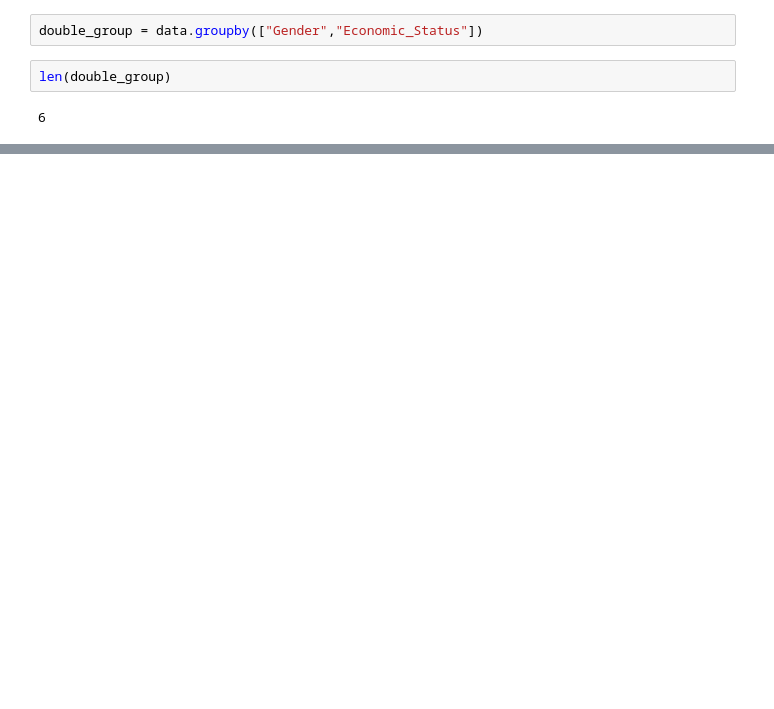
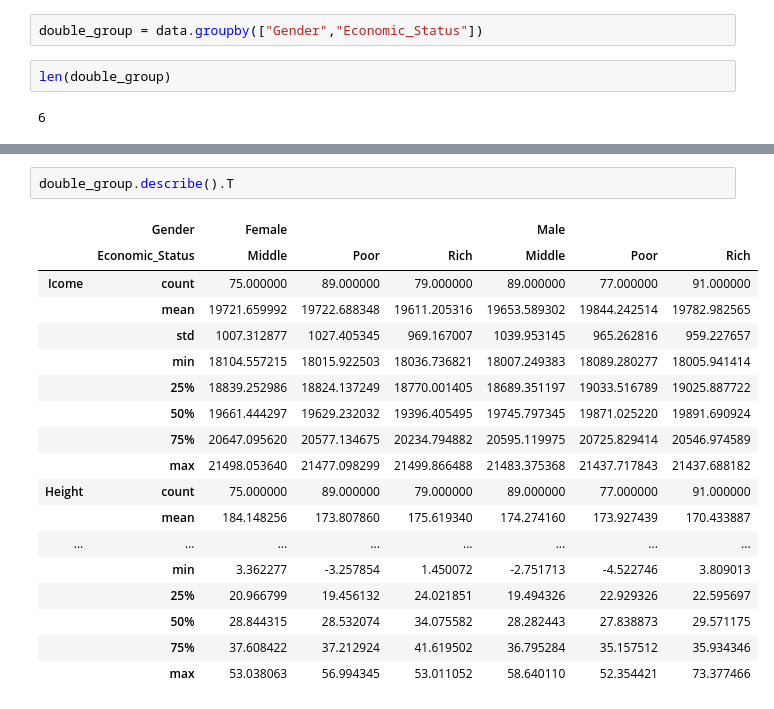
Before and after one commit to Kaiziferr/Data_Science_Workshops, a Jupyter notebook: Workshop_4/Dummy_Data_set.ipynb, the cells around one changed output, grey strips where cells are left out. Cells and saved outputs as stored; diff of their text form; blank space fills up the shorter version.

```diff
--- a/Workshop_4/Dummy_Data_set.ipynb
+++ b/Workshop_4/Dummy_Data_set.ipynb
@@ -212,0 +248,21 @@ for names, groups in double_group:
+# %%
+double_group.describe().T
+# %% [output]
+|  | Gender | Female |  |  | Male |  |  |
+|  | Economic_Status | Middle | Poor | Rich | Middle | Poor | Rich |
+| Icome | count | 75.000000 | 89.000000 | 79.000000 | 89.000000 | 77.000000 | 91.000000 |
+|  | mean | 19721.659992 | 19722.688348 | 19611.205316 | 19653.589302 | 19844.242514 | 19782.982565 |
+|  | std | 1007.312877 | 1027.405345 | 969.167007 | 1039.953145 | 965.262816 | 959.227657 |
+|  | min | 18104.557215 | 18015.922503 | 18036.736821 | 18007.249383 | 18089.280277 | 18005.941414 |
+|  | 25% | 18839.252986 | 18824.137249 | 18770.001405 | 18689.351197 | 19033.516789 | 19025.887722 |
+|  | 50% | 19661.444297 | 19629.232032 | 19396.405495 | 19745.797345 | 19871.025220 | 19891.690924 |
+|  | 75% | 20647.095620 | 20577.134675 | 20234.794882 | 20595.119975 | 20725.829414 | 20546.974589 |
+|  | max | 21498.053640 | 21477.098299 | 21499.866488 | 21483.375368 | 21437.717843 | 21437.688182 |
+| Height | count | 75.000000 | 89.000000 | 79.000000 | 89.000000 | 77.000000 | 91.000000 |
+|  | mean | 184.148256 | 173.807860 | 175.619340 | 174.274160 | 173.927439 | 170.433887 |
+| ... | ... | ... | ... | ... | ... | ... | ... |
+|  | min | 3.362277 | -3.257854 | 1.450072 | -2.751713 | -4.522746 | 3.809013 |
+|  | 25% | 20.966799 | 19.456132 | 24.021851 | 19.494326 | 22.929326 | 22.595697 |
+|  | 50% | 28.844315 | 28.532074 | 34.075582 | 28.282443 | 27.838873 | 29.571175 |
+|  | 75% | 37.608422 | 37.212924 | 41.619502 | 36.795284 | 35.157512 | 35.934346 |
+|  | max | 53.038063 | 56.994345 | 53.011052 | 58.640110 | 52.354421 | 73.377466 |
```
Also changed, not shown: parts of 33 cells of this notebook.
